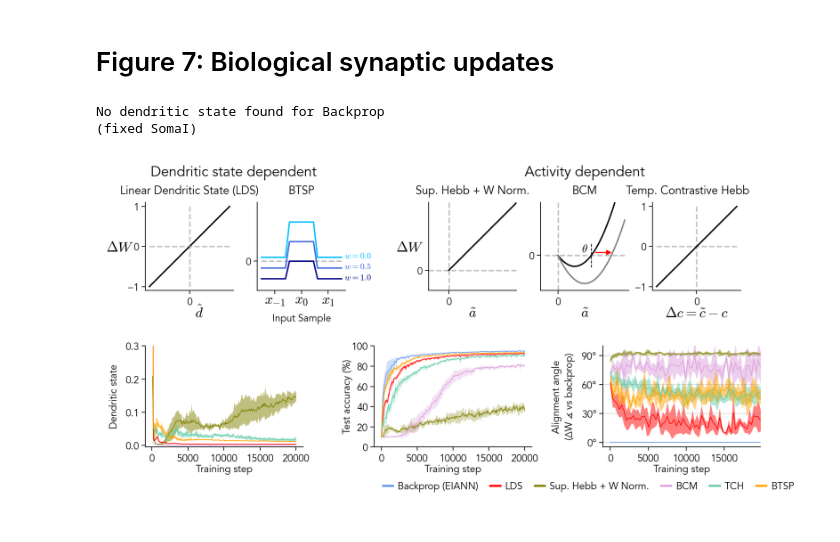
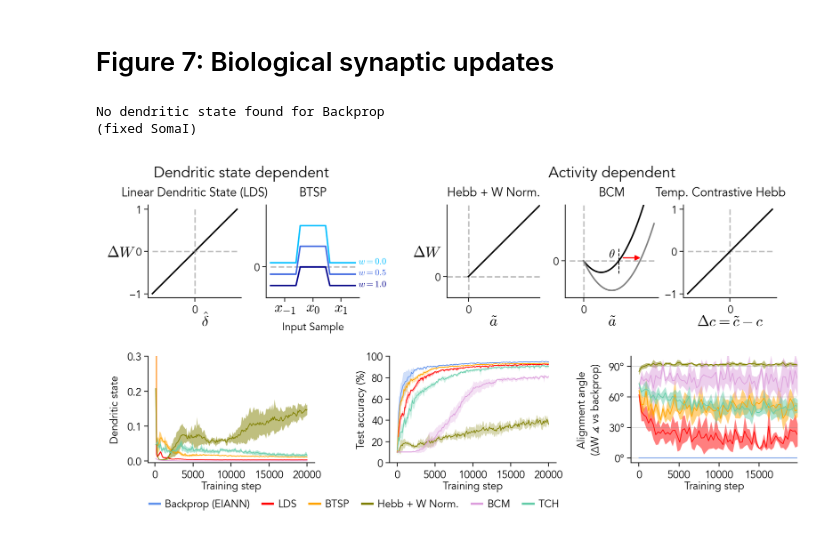
Before and after one commit to Milstein-Lab/EIANN, a Jupyter notebook: docs/Galloni_etal_2025/Figure_7.ipynb, the cells around one changed output. Saved outputs shown, nothing was run; the diff lists cells and outputs as text; code cells hidden in the pictures.

Commit message:
updated labels and layout

```diff
--- a/docs/Galloni_etal_2025/Figure_7.ipynb
+++ b/docs/Galloni_etal_2025/Figure_7.ipynb
@@ -14,8 +14,8 @@ root_dir = ut.get_project_root()
 # %%
 figure_name = "Fig7_biological_rules"
 
-model_list = ["bpDale_fixed", "bpLike_WT_hebbdend", "Supervised_HebbWN_WT_hebbdend",
-            "Supervised_BCM_WT_hebbdend", "SupHebbTempCont_WT_hebbdend", "BTSP_WT_hebbdend"]
+model_list = ["bpDale_fixed", "bpLike_WT_hebbdend", "BTSP_WT_hebbdend", "Supervised_HebbWN_WT_hebbdend",
+            "Supervised_BCM_WT_hebbdend", "SupHebbTempCont_WT_hebbdend"]
 
 model_dict_all = load_model_dict()
 generate_hdf5_all_seeds(model_list, model_dict_all, variables_to_save = ['val_history_train_steps', 'dendritic_state', 'angle_vs_bp'], recompute=None)
@@ -37,7 +37,7 @@ def plot_learning_rule_diagram(axes_list):
     ax.hlines(0, -1, 1, linestyle='--', color='gray', linewidth=1, alpha=0.5)
     ax.vlines(0, -1, 1, linestyle='--', color='gray', linewidth=1, alpha=0.5)
     ax.set_ylabel(r'$\Delta W$', math_fontfamily=mathfont, fontsize=10, rotation=0, labelpad=5, y=0.4)
-    ax.set_xlabel('     $\hat{d}$', math_fontfamily=mathfont, fontsize=10, labelpad=pad, loc='center')
+    ax.set_xlabel('     $\hat{\delta}$', math_fontfamily=mathfont, fontsize=10, labelpad=pad, loc='center')
     ax.set_xticks([0])
     ax.set_yticks([-1, 0, 1])
     ax.set_title('Linear Dendritic State (LDS)', fontsize=8)
@@ -87,7 +87,7 @@ def plot_learning_rule_diagram(axes_list):
     ax.set_yticks([0])
     ax.set_xlabel('$\\tilde{a}$', math_fontfamily=mathfont, fontsize=10, labelpad=pad)
     ax.set_ylabel(r'$\Delta W$', math_fontfamily=mathfont, fontsize=10, rotation=0, labelpad=5, y=0.4)
-    ax.set_title('Sup. Hebb + W Norm.', fontsize=8)
+    ax.set_title('Hebb + W Norm.', fontsize=8)
 
     # BCM
     ax = axes_list[3]
@@ -136,32 +136,33 @@ plot_learning_rule_diagram(axes_list=axes_diagram)
 axes_plots = gs.GridSpec(nrows=1, ncols=3, figure=fig,
                     left=0.05,right=0.98,
                     top=0.45, bottom = 0.14,
                     wspace=0.45, hspace=0.6)
 ax_dendstate = fig.add_subplot(axes_plots[0])
 ax_accuracy = fig.add_subplot(axes_plots[1])
 ax_angle_vs_BP = fig.add_subplot(axes_plots[2])
 
 model_dict_all["BTSP_WT_hebbdend"]["label"] = "BTSP"
 model_dict_all["bpLike_WT_hebbdend"]["label"] = "LDS"
+model_dict_all["Supervised_HebbWN_WT_hebbdend"]["label"] = "Hebb + W Norm."
 
 for model_key in model_list:
     model_dict = model_dict_all[model_key]
     network_name = model_dict['config'].split('.')[0]
     hdf5_path = root_dir + f"/EIANN/data/model_hdf5_plot_data/plot_data_{network_name}.h5"
     with h5py.File(hdf5_path, 'r') as f:
         data_dict = f[network_name]
         # print(f"Generating plots for {model_dict['label']}")
         plot_accuracy_all_seeds(data_dict, model_dict, ax=ax_accuracy)
         plot_dendritic_state_all_seeds(data_dict, model_dict, ax=ax_dendstate)
         plot_angle_vs_bp_all_seeds(data_dict, model_dict, ax=ax_angle_vs_BP)
 
-legend = ax_accuracy.legend(ncol=6, bbox_to_anchor=(0., -0.25), loc='upper left')
+legend = ax_accuracy.legend(ncol=6, bbox_to_anchor=(-1.5, -0.25), loc='upper left')
 for line in legend.get_lines():
     line.set_linewidth(1.5)
 
 fig.savefig(f"{root_dir}/EIANN/figures/{figure_name}.png", dpi=300)
 fig.savefig(f"{root_dir}/EIANN/figures/{figure_name}.svg", dpi=300)
 # %% [output]
 No dendritic state found for Backprop
 (fixed SomaI)
-[figure, old version]
+[figure, new version]
```
Also changed, not shown: 3 other files.
